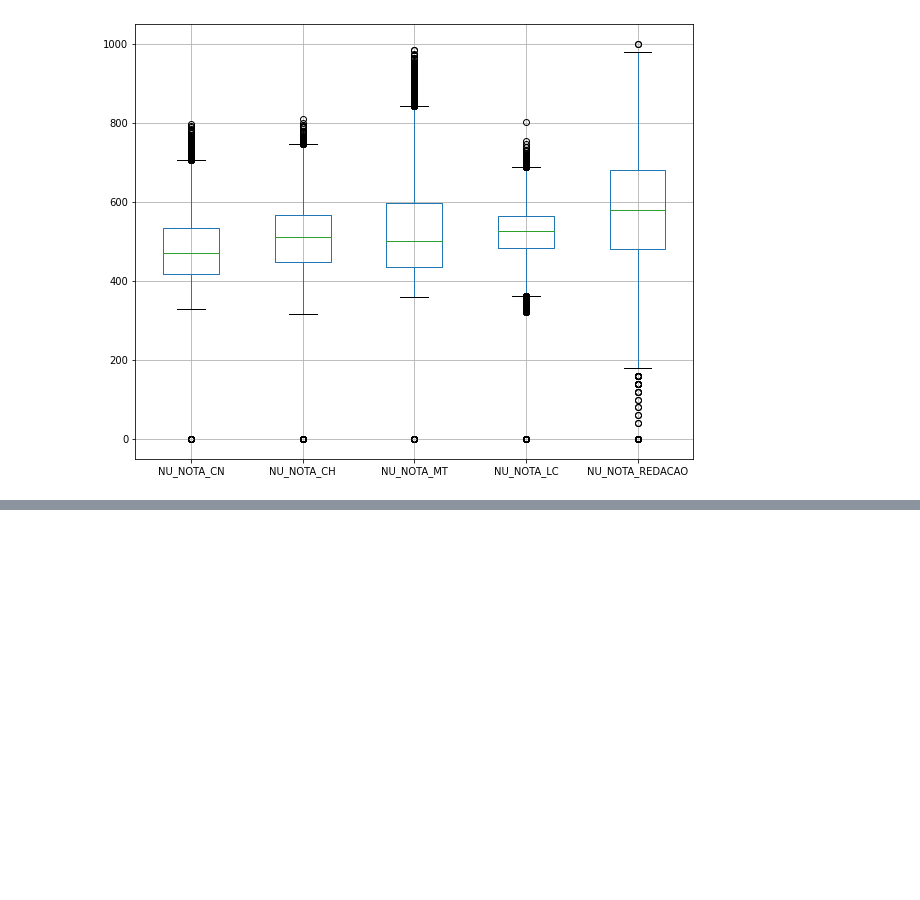
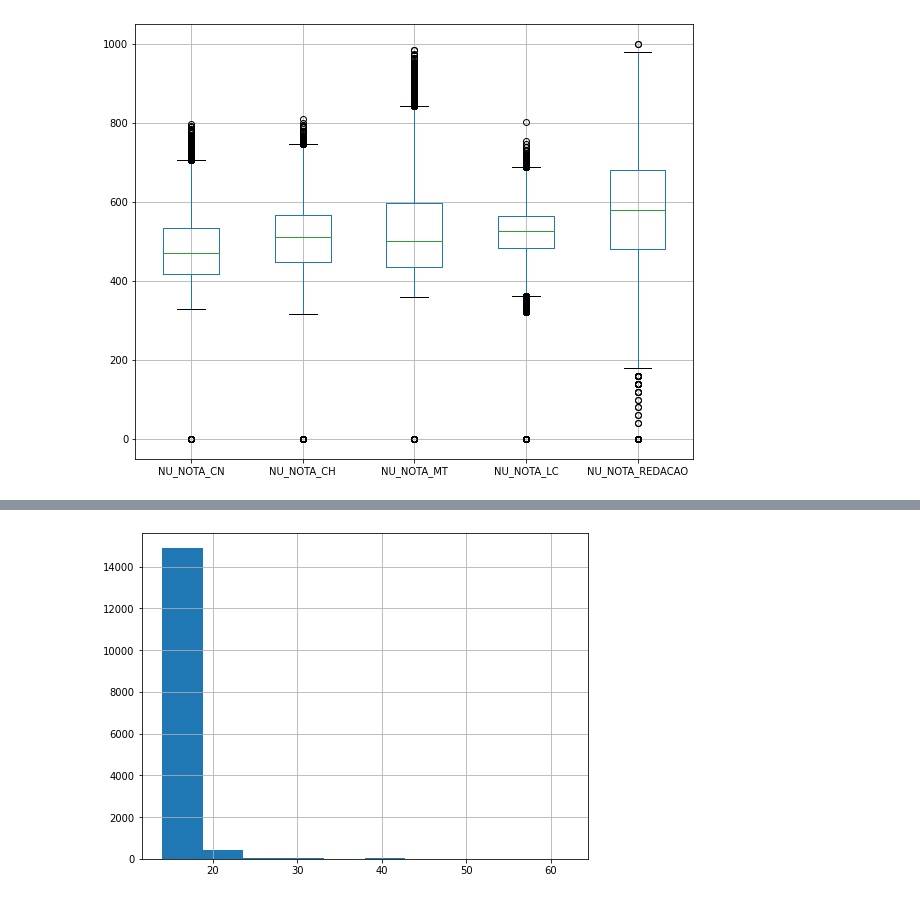
Before and after one commit to audreyemmely/alura-data-immersion, a Jupyter notebook: aula01_desafio01.ipynb, the cells around one changed output, grey strips where cells are left out. Saved outputs shown, nothing was run; the diff lists cells and outputs as text; code cells hidden in the pictures; blank space fills up the shorter version.

```diff
--- a/aula01_desafio01.ipynb
+++ b/aula01_desafio01.ipynb
@@ -206,0 +246,6 @@ dados[provas].boxplot(grid = True, figsize = (10, 8))
+# %%
+dados_treineiros = dados.query("IN_TREINEIRO == 1")
+dados_treineiros["NU_IDADE"].hist(bins = 10, figsize = (8, 6))
+plt.show()
+# %% [output]
+[figure, added]
```
Also changed, not shown: parts of 15 cells of this notebook.
